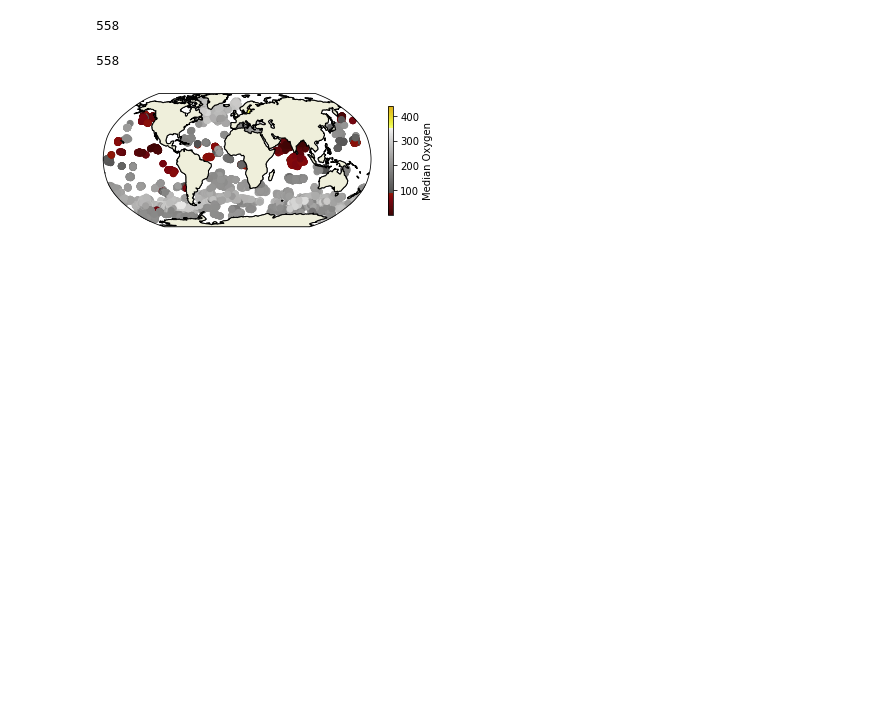
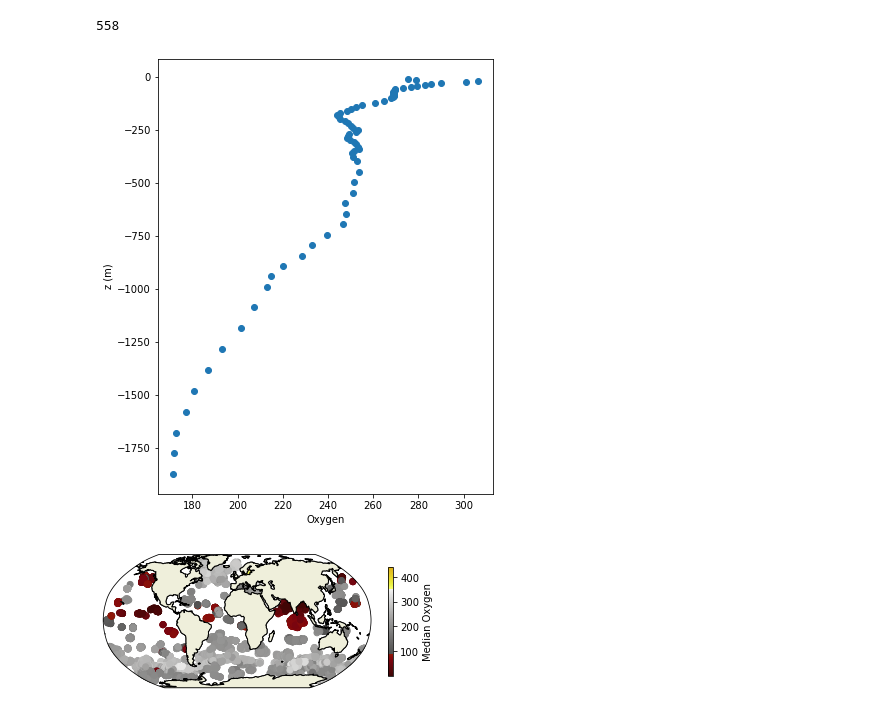
Before and after one commit to jgrzywacz42/marn5895_project, a Jupyter notebook: API_NCEI.ipynb, the cells around one changed output. Drawn from its saved outputs; the diff is of its cells as text; code cells hidden in the pictures; blank space fills up the shorter version.

```diff
--- a/API_NCEI.ipynb
+++ b/API_NCEI.ipynb
@@ -35,10 +36,3 @@ ds['o_mn'].mean(dim=['time','depth']).plot()
 [figure]
 # %% [markdown]
 ## World Ocean Data (WOD):
-# %%
-url_root = 'https://data.nodc.noaa.gov/thredds/dodsC/ncei/wod/'
-year = 2018
-file_name = '/wod_ctd_2018.nc'
-ds2 = xr.open_dataset(url_root + str(year) + file_name,
-    decode_times=False)
-ds2
@@ -62,0 +39,17 @@ Data variables: (12/75)
+# %%
+def request_data_from_url(year, sensor_type='ctd'):
+    """
+    Input: year and sensor type (ctd as the default choice)
+    Output: xarray data from url (root: https://data.nodc.noaa.gov/thredds/dodsC/ncei/wod/)
+    """
+    url_root = 'https://data.nodc.noaa.gov/thredds/dodsC/ncei/wod/'
+    year = 2018
+    file_name = f'/wod_{sensor_type}_{year}.nc'
+    try:
+        ds = xr.open_dataset(url_root + str(year) + file_name,
+            decode_times=False)
+    except OSError:
+        print(f'{year}: No {sensor_type} data')
+        ds = 0
+        pass
+    return ds
@@ -89,0 +97,3 @@ Frozen({'casts': 176676, 'z_obs': 88925764, 'Temperature_obs': 88925621, 'Salini
+# %%
+ds3 = request_data_from_url(year=2018, sensor_type='pfl')
+ds3.dims
@@ -151,10 +211,14 @@ z_rewrite = rewrite_variable(ds3, var_name='z')
 len(z_rewrite[7])
 # %% [output]
 558
-# %%
-len(oxygen_rewrite[7])
-# %% [output]
-558
+# %%
+plt.figure(figsize=(6,8))
+plt.xlabel('Oxygen')
+plt.ylabel('z (m)')
+plt.scatter(oxygen_rewrite[7], -z_rewrite[7])
+plt.show()
+# %% [output]
+[figure, added]
 # %%
 median_oxygen_array = []
 
```
Also changed, not shown: parts of 11 cells of this notebook.
